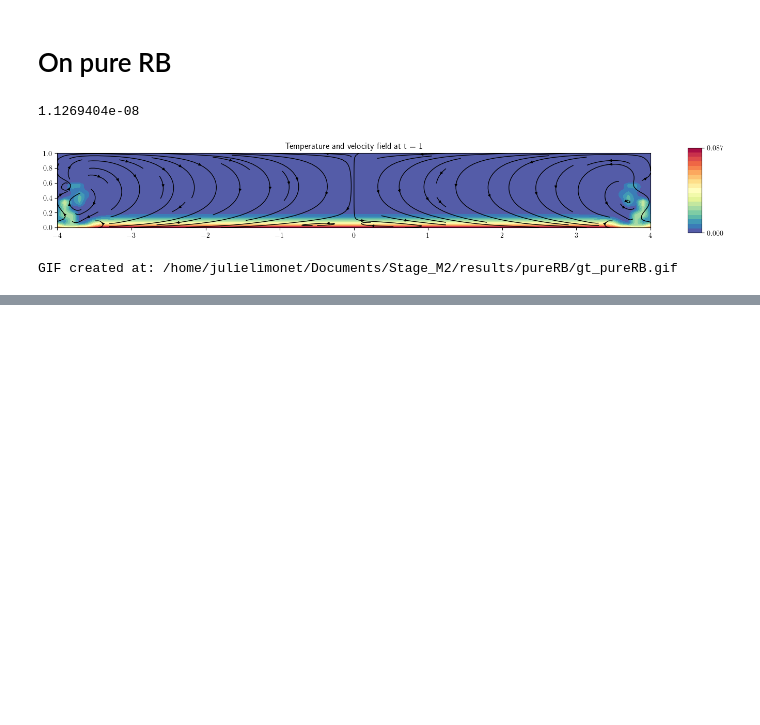
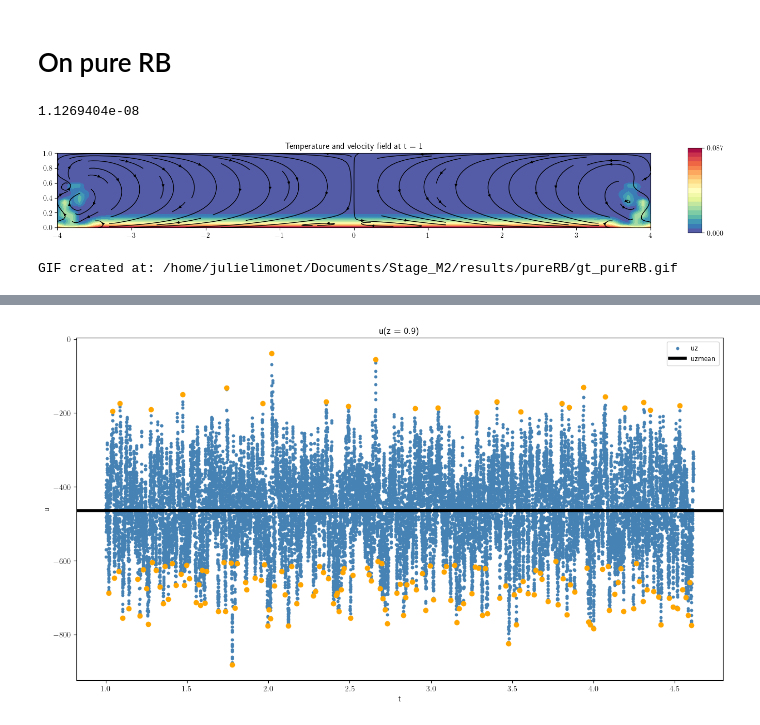
Before and after one commit to Julielmnt/Stage_M2, a Jupyter notebook: code/data_analysis.ipynb, the cells around one changed output, grey strips where cells are left out. Saved outputs shown, nothing was run; the diff lists cells and outputs as text; code cells hidden in the pictures; blank space fills up the shorter version.

```diff
--- a/code/data_analysis.ipynb
+++ b/code/data_analysis.ipynb
@@ -763,0 +802,20 @@ GIF created at: /home/julielimonet/Documents/Stage_M2/results/pureRB/gt_pureRB.g
+# %%
+%matplotlib inline
+fig,ax = plt.subplots(figsize = (15, 8))
+i = -1
+
+ax.scatter(time[:i], uz_hc[:i], s = 10, c = 'steelblue', label = 'uz')
+ax.scatter([time[i] for i in min_indices], [uz_hc[i] for i in min_indices], color = 'orange')
+ax.scatter([time[i] for i in max_indices], [uz_hc[i] for i in max_indices], color = 'orange')
+# ax.scatter(time[i], uz[i], color = 'red')
+# ax.scatter([time[i] for i in max_indices], [uz[i] for i in max_indices], color = 'deeppink')
+
+ax.axhline(uzmean_hc, c = 'k', linewidth = 4, label = 'uzmean')
+ax.set_title('u(z = 0.9)')
+ax.set_ylabel('u')
+ax.set_xlabel('t')
+ax.legend()
+# fig.tight_layout()
+plt.show()
+# %% [output]
+[figure, added]
```
Also changed, not shown: parts of 8 cells of this notebook, 3 other files.
